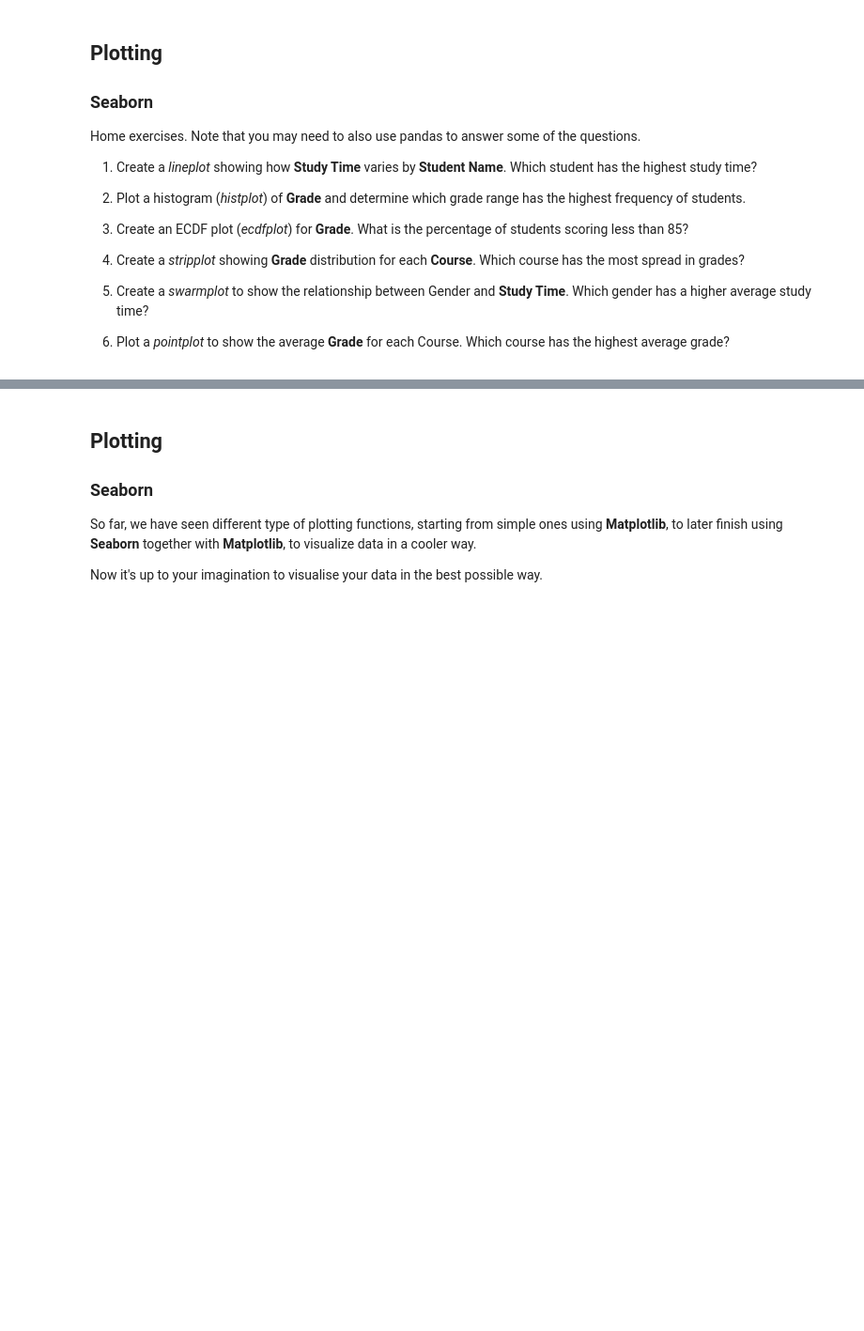
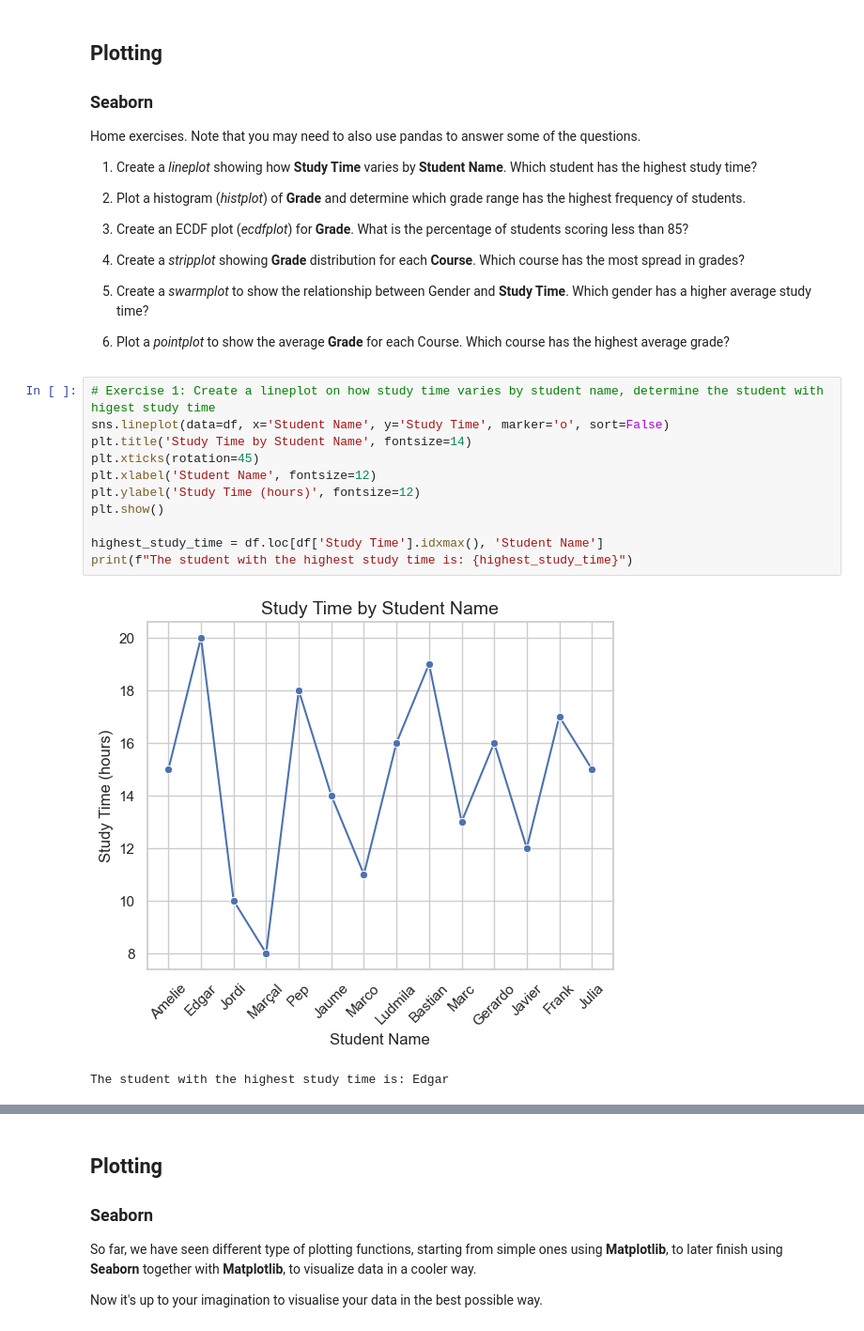
Before and after one commit to konpap01/Python-for-Data-Science, a Jupyter notebook: Session-8/Assignment_8.ipynb, the cells around one changed output, grey strips where cells are left out. Shown at 94% size. Drawn from its saved outputs; the diff is of its cells as text; blank space fills up the shorter version.

```diff
--- a/Session-8/Assignment_8.ipynb
+++ b/Session-8/Assignment_8.ipynb
@@ -884,3 +975,17 @@ Home exercises. Note that you may need to also use pandas to answer some of the
 5. Create a *swarmplot* to show the relationship between Gender and **Study Time**. Which gender has a higher average study time?
 
 6. Plot a *pointplot* to show the average **Grade** for each Course. Which course has the highest average grade?
+# %%
+# Exercise 1: Create a lineplot on how study time varies by student name, determine the student with higest study time
+sns.lineplot(data=df, x='Student Name', y='Study Time', marker='o', sort=False)
+plt.title('Study Time by Student Name', fontsize=14)
+plt.xticks(rotation=45)
+plt.xlabel('Student Name', fontsize=12)
+plt.ylabel('Study Time (hours)', fontsize=12)
+plt.show()
+
+highest_study_time = df.loc[df['Study Time'].idxmax(), 'Student Name']
+print(f"The student with the highest study time is: {highest_study_time}")
+# %% [output]
+[figure, added]
+The student with the highest study time is: Edgar
```
Also changed, not shown: parts of 46 cells of this notebook.
